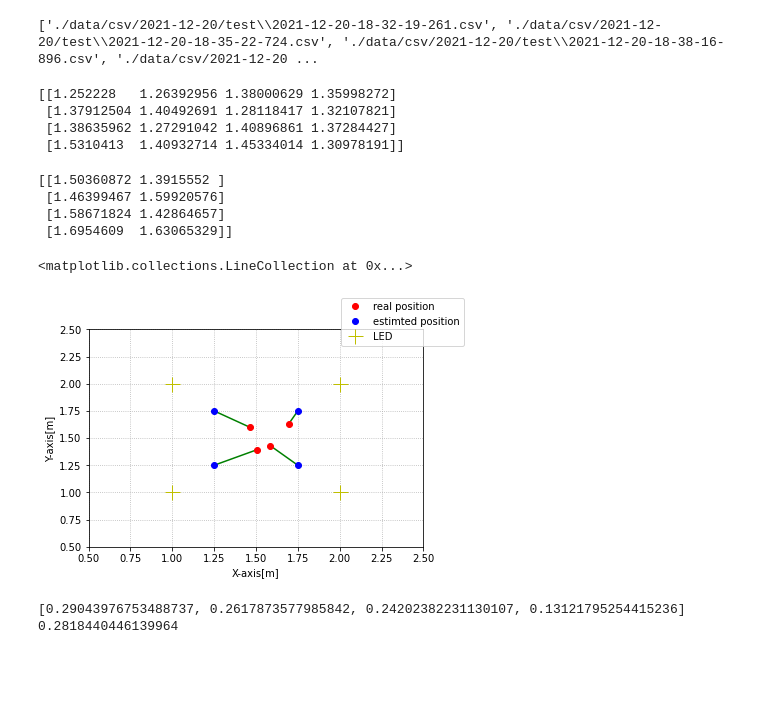
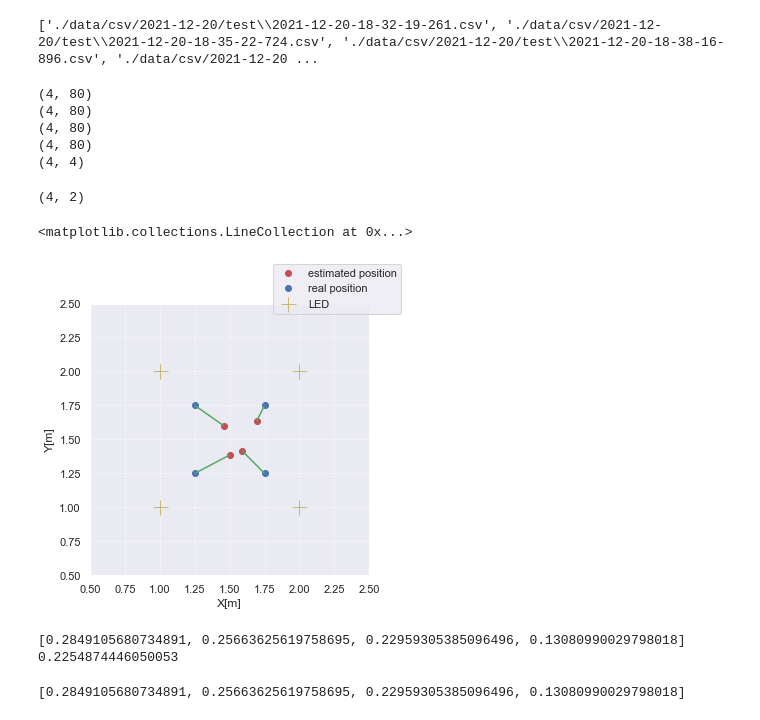
Before and after one commit to auk1709/VLP-Lab, a Jupyter notebook: alsPositioning.ipynb, the cells around one changed output. Cells and saved outputs as stored; diff of their text form; code cells hidden in the pictures; blank space fills up the shorter version.

```diff
--- a/alsPositioning.ipynb
+++ b/alsPositioning.ipynb
@@ -58,10 +59,11 @@ complemented_data_list = [interporate(data) for data in data_list]
 # %%
 x = np.arange(1, 18)
 illus_list = [data[:, 1] for data in complemented_data_list]
-specs_list = [[FFT(illus[18*i:(18*i)+18]) for i in range(30, len(illus) // 18)]
+specs_list = [[FFT(illus[18*i:(18*i)+18]) for i in range(len(illus) // 18)]
               for illus in illus_list]
 specs_mean_list = np.array([np.mean(specs, axis=0) for specs in specs_list])
 
+sns.set()
 for specs, mean in zip(specs_list, specs_mean_list):
     fig, axes = plt.subplots(1, 2, figsize=(12, 4))
     for spec in specs:
@@ -70,4 +72,6 @@ for specs, mean in zip(specs_list, specs_mean_list):
     for ax in axes:
         ax.set_xticks(x)
         ax.set_xticklabels(x)
+        ax.set_xlabel('Frequency [Hz]')
+        ax.set_ylabel('Amplitude')
 # %% [output]
@@ -146,5 +152,7 @@ for led in led_list:
     plt.plot(led.train_distances, led.train_rss_list, 'o')
     plt.plot(x, led.distance_quality(x))
     plt.grid(linestyle='dotted')
+    plt.xlabel('Distance [m]')
+    plt.ylabel('Amplitude')
     plt.show()
 # %% [output]
@@ -158,26 +169,29 @@ TEST_POSITIONS = [[1.25, 1.25, 1.03], [1.25, 1.75, 1.03],
                   [1.75, 1.25, 1.03], [1.75, 1.75, 1.03]]
 # %%
 # 測位用のデータから各LEDに対応する光の強度を取得する
-test_data_list = [import_data(file) for file in get_datapath('./data/csv/2021-12-20/test')]
+test_data_list = [import_data(file)
+                  for file in get_datapath('./data/csv/2021-12-20/test')]
 complemented_test_data_list = [interporate(data) for data in test_data_list]
 test_illus_list = [data[:, 1] for data in complemented_test_data_list]
-test_specs_list = [[FFT(illus[18*i:(18*i)+18]) for i in range(30, len(illus) // 18)]
-                   for illus in test_illus_list]
+test_specs_list = np.array([[FFT(illus[18*i:(18*i)+18]) for i in range(30, 110)]
+                            for illus in test_illus_list])
 test_specs_mean_list = np.array(
     [np.mean(specs, axis=0) for specs in test_specs_list])
 # %% [output]
 ['./data/csv/2021-12-20/test\\2021-12-20-18-32-19-261.csv', './data/csv/2021-12-20/test\\2021-12-20-18-35-22-724.csv', './data/csv/2021-12-20/test\\2021-12-20-18-38-16-896.csv', './data/csv/2021-12-20 ...
 # %%
 for led in led_list:
-    led.test_rss_list = test_specs_mean_list[:, led.peak_pos].T
+    led.test_rss_list = test_specs_list[:, :, led.peak_pos]
+    print(led.test_rss_list.shape)
 estimated_distances = np.array(
-    [led.get_distance(led.test_rss_list) for led in led_list]).T
-print(estimated_distances)
+    [led.get_distance(np.mean(led.test_rss_list, axis=1)) for led in led_list]).T
+print(estimated_distances.shape)
 # %% [output]
-[[1.252228   1.26392956 1.38000629 1.35998272]
- [1.37912504 1.40492691 1.28118417 1.32107821]
- [1.38635962 1.27291042 1.40896861 1.37284427]
- [1.5310413  1.40932714 1.45334014 1.30978191]]
+(4, 80)
+(4, 80)
+(4, 80)
+(4, 80)
+(4, 4)
 # %%
 def fitFunc(est_pos, est_dist, led_pos):
     residual = est_dist - \
@@ -189,44 +203,52 @@ def fitFunc(est_pos, est_dist, led_pos):
 initial_val = np.array([1.5, 1.5])
 est_pos_list = np.array([leastsq(fitFunc, initial_val, args=(
     point, LED_POSITIONS))[0] for point in estimated_distances])
-print(est_pos_list)
+print(est_pos_list.shape)
 # %% [output]
-[[1.50360872 1.3915552 ]
- [1.46399467 1.59920576]
- [1.58671824 1.42864657]
- [1.6954609  1.63065329]]
+(4, 2)
 # %%
 TEST_POSITIONS = np.array(TEST_POSITIONS)
 LED_POSITIONS = np.array(LED_POSITIONS)
 
-lines = [[sp, ep] for sp, ep in zip(est_pos_list, TEST_POSITIONS[:,:2])]
-colors = ["g"]
-lc = LineCollection(lines, colors=colors)
+lines = [[est, real] for est, real in zip(est_pos_list, TEST_POSITIONS[:, :2])]
+lc = LineCollection(lines, colors="g")
 
-fig, ax = plt.subplots()
-ax.plot(est_pos_list[:, 0], est_pos_list[:, 1],
-        "ro", label="real position")
+fig, ax = plt.subplots(figsize=(5.0, 5.0))
+
+ax.plot(est_pos_list[:,  0], est_pos_list[:,  1],
+        "ro", label="estimated position")
 ax.plot(TEST_POSITIONS[:, 0], TEST_POSITIONS[:, 1],
-        "bo", label="estimted position")
+        "bo", label="real position")
 ax.plot(LED_POSITIONS[:, 0], LED_POSITIONS[:, 1],
         "y+", label="LED", markersize=15,)
 ax.set_xlim(0.5, 2.5)
 ax.set_ylim(0.5, 2.5)
-ax.set_xlabel("X-axis[m]")
-ax.set_ylabel("Y-axis[m]")
+ax.set_xlabel("X[m]")
+ax.set_ylabel("Y[m]")
 fig.legend()
 ax.grid(linestyle='dotted')
 ax.add_collection(lc)
 # %% [output]
 <matplotlib.collections.LineCollection at 0x...>
-[figure, old version]
+[figure, new version]
 # %%
 error_list = [np.sqrt((est_pos[0]-test_pos[0])**2+(est_pos[1]-test_pos[1])**2)
               for (est_pos, test_pos) in zip(est_pos_list, TEST_POSITIONS)]
-percentile_error = np.percentile(error_list, 90)
+avg_error = np.mean(error_list, )
 print(error_list)
-print(percentile_error)
+print(avg_error)
 # %% [output]
-[0.29043976753488737, 0.2617873577985842, 0.24202382231130107, 0.13121795254415236]
-0.2818440446139964
+[0.2849105680734891, 0.25663625619758695, 0.22959305385096496, 0.13080990029798018]
+0.2254874446050053
+# %%
+times_estimated_distances = np.array(
+    [led.get_distance(led.test_rss_list) for led in led_list]).transpose(1, 2, 0)
+times_est_pos_list = np.array([[leastsq(fitFunc, initial_val, args=(
+    time, LED_POSITIONS))[0]for time in point] for point in times_estimated_distances])
+times_error_list = [[np.sqrt((est_pos[0]-test_pos[0])**2+(est_pos[1]-test_pos[1])**2) for est_pos in est_pos_times]
+              for (est_pos_times, test_pos) in zip(times_est_pos_list, TEST_POSITIONS)]
+percentile_error = [np.percentile(pos, 90) for pos in error_list]
+print(percentile_error)
+# %% [output]
+[0.2849105680734891, 0.25663625619758695, 0.22959305385096496, 0.13080990029798018]
 # %%
```
Also changed, not shown: parts of 6 cells of this notebook, 7 other files.
